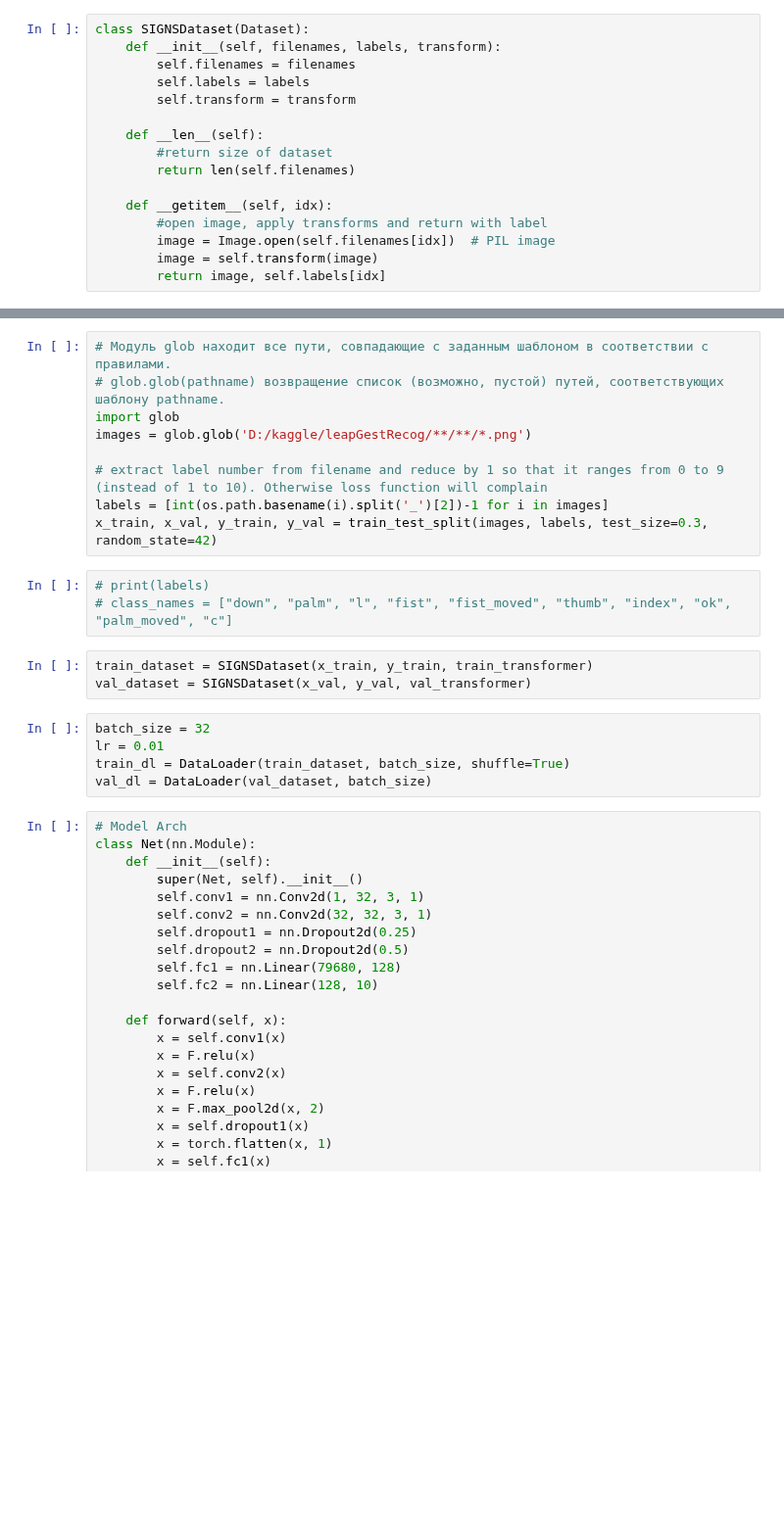
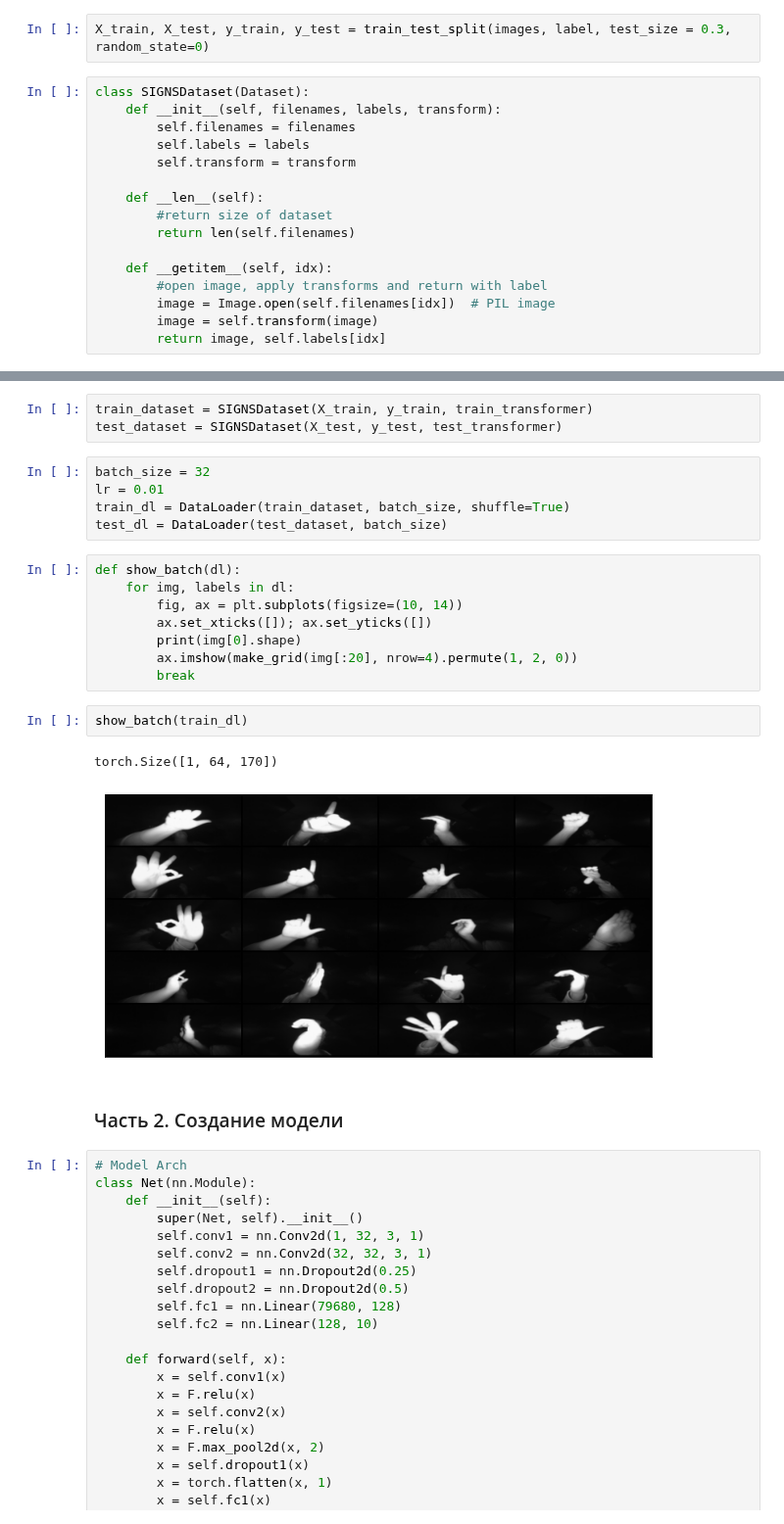
Before and after one commit to Miillya/Geekbrains, a Jupyter notebook: Фреймворк PyTorch для разработки искусственных нейронных сетей/course_project/course_project.ipynb, the cells around one changed output, grey strips where cells are left out. Shown at 98% size. Drawn from its saved outputs; the diff is of its cells as text; blank space fills up the shorter version.

Commit message:
Фреймворк PyTorch для разработки искусственных нейронных сетей. Курсовой проект 1.0

```diff
--- a/Фреймворк PyTorch для разработки искусственных нейронных сетей/course_project/course_project.ipynb
+++ b/Фреймворк PyTorch для разработки искусственных нейронных сетей/course_project/course_project.ipynb
@@ -65,3 +86,5 @@ pd.set_option('max_colwidth', 300)
+# %%
+X_train, X_test, y_train, y_test = train_test_split(images, label, test_size = 0.3, random_state=0)
 # %%
 class SIGNSDataset(Dataset):
     def __init__(self, filenames, labels, transform):
@@ -98,23 +104,26 @@ val_transformer =   transforms.Compose([
-# %%
-# Модуль glob находит все пути, совпадающие с заданным шаблоном в соответствии с правилами.
-# glob.glob(pathname) возвращение список (возможно, пустой) путей, соответствующих шаблону pathname.
-import glob
-images = glob.glob('D:/kaggle/leapGestRecog/**/**/*.png')
-
-# extract label number from filename and reduce by 1 so that it ranges from 0 to 9 (instead of 1 to 10). Otherwise loss function will complain
-labels = [int(os.path.basename(i).split('_')[2])-1 for i in images]
-x_train, x_val, y_train, y_val = train_test_split(images, labels, test_size=0.3, random_state=42)
-# %%
-# print(labels)
-# class_names = ["down", "palm", "l", "fist", "fist_moved", "thumb", "index", "ok", "palm_moved", "c"]
 # %%
-train_dataset = SIGNSDataset(x_train, y_train, train_transformer)
-val_dataset = SIGNSDataset(x_val, y_val, val_transformer)
+train_dataset = SIGNSDataset(X_train, y_train, train_transformer)
+test_dataset = SIGNSDataset(X_test, y_test, test_transformer)
 # %%
 batch_size = 32
 lr = 0.01
 train_dl = DataLoader(train_dataset, batch_size, shuffle=True)
-val_dl = DataLoader(val_dataset, batch_size)
+test_dl = DataLoader(test_dataset, batch_size)
+# %%
+def show_batch(dl):
+    for img, labels in dl:
+        fig, ax = plt.subplots(figsize=(10, 14))
+        ax.set_xticks([]); ax.set_yticks([])
+        print(img[0].shape)
+        ax.imshow(make_grid(img[:20], nrow=4).permute(1, 2, 0))
+        break
+# %%
+show_batch(train_dl)
+# %% [output]
+torch.Size([1, 64, 170])
+[figure, added]
+# %% [markdown]
+### Часть 2. Создание модели
 # %%
 # Model Arch
 class Net(nn.Module):
```
Also changed, not shown: parts of 25 cells of this notebook, 3 other files.
